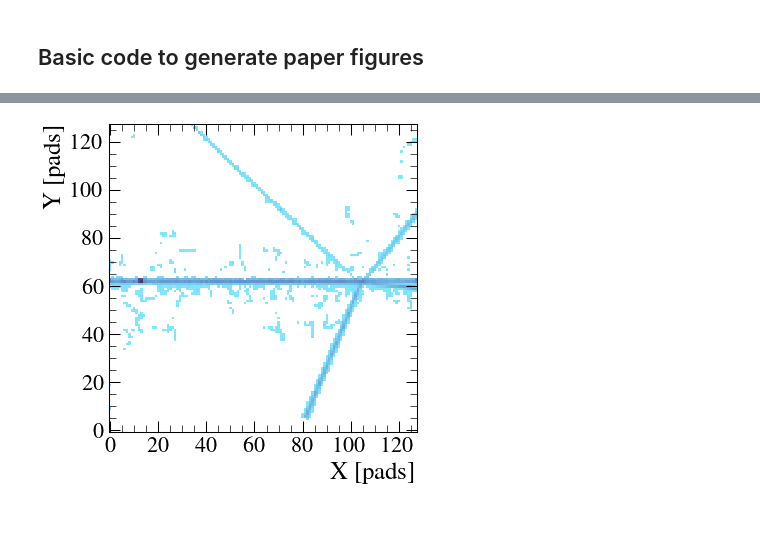
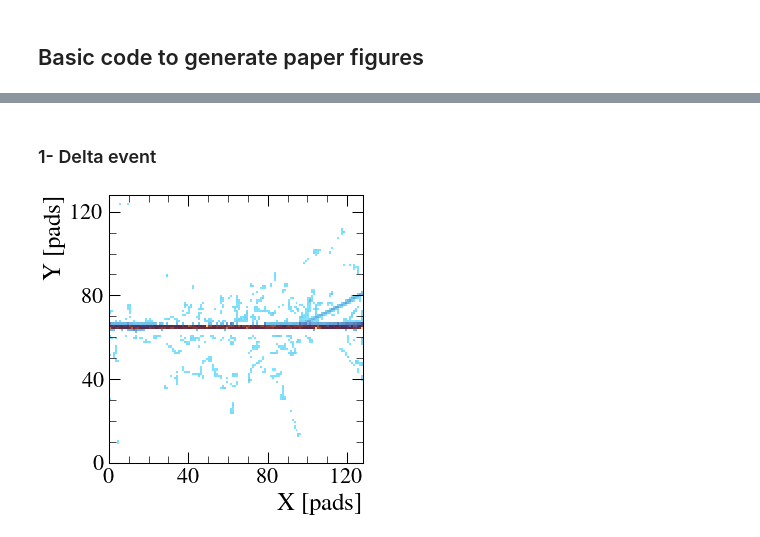
Before and after one commit to loopset/e796-analysis, a Jupyter notebook: Publications/Code/mpl/events.ipynb, the cells around one changed output, grey strips where cells are left out. Drawn from its saved outputs; the diff is of its cells as text; code cells hidden in the pictures.

```diff
--- a/Publications/Code/mpl/events.ipynb
+++ b/Publications/Code/mpl/events.ipynb
@@ -65,5 +14,0 @@ plot(delta, "delta_event")
-# %%
-multi = parse("../Events/run_155_entry_38.dat")
-plot(multi, "multi_event")
-# %% [output]
-[figure, removed]
@@ -76,0 +15,19 @@ q = threed[x, y, z]
+# %%
+# Common settings
+figsize = (3.5, 3.5)
+# %% [markdown]
+### 1- Delta event
+# %%
+reload(u)
+delta = u.DataInterface("../Events/run_160_entry_49121.root")
+
+u.init_figure("delta", figsize=figsize)
+plt.subplot(111)
+mesh = delta.draw()
+mesh.set_clim(vmax=8000)
+
+plt.tight_layout()
+plt.show()
+plt.gcf().savefig("./Outputs/delta_event.pdf")
+# %% [output]
+[figure, added]
```
Also changed, not shown: parts of 11 cells of this notebook, 10 other files.
